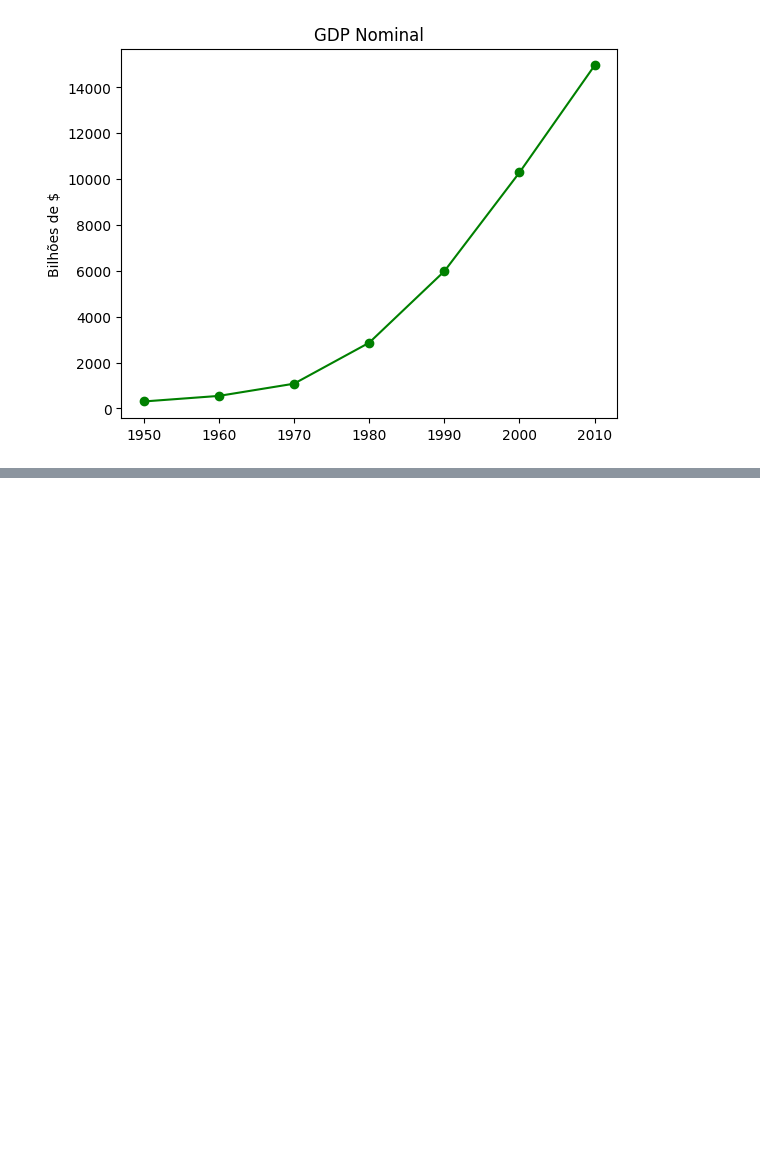
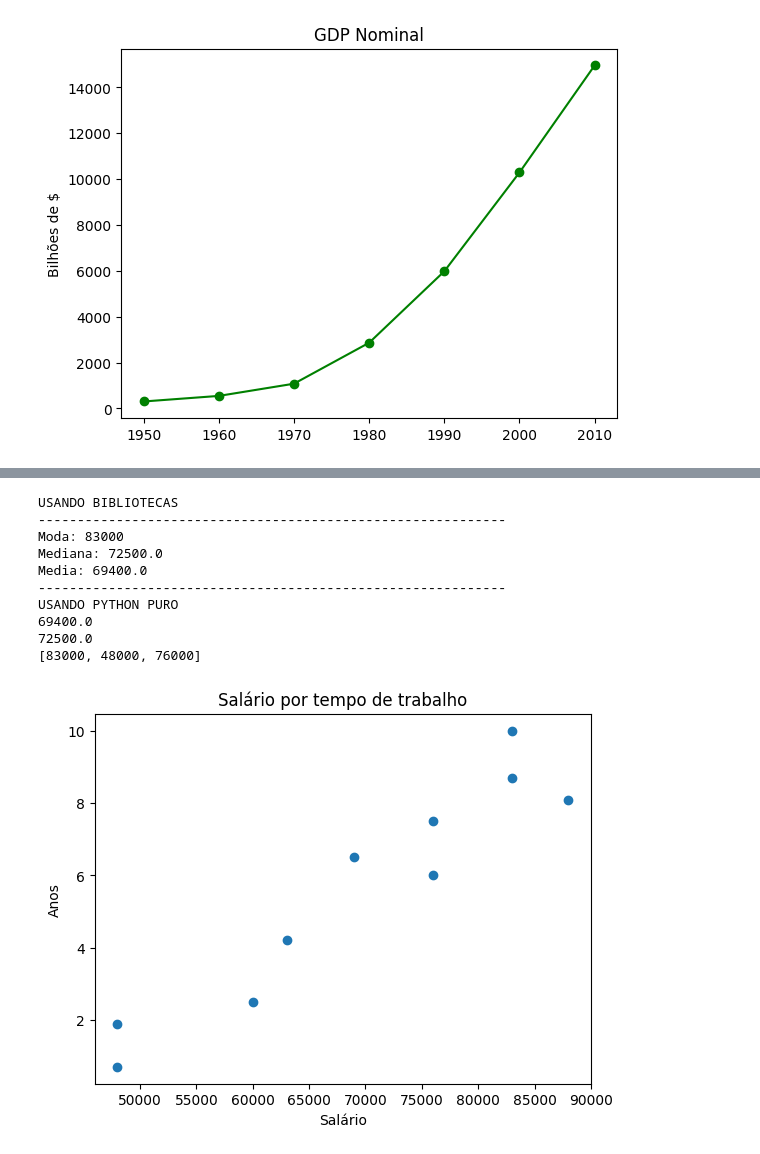
Before and after one commit to IgorGMMazo/Python, a Jupyter notebook: DataScienceDoZero/visao.ipynb, the cells around one changed output, grey strips where cells are left out. Cells and saved outputs as stored; diff of their text form; code cells hidden in the pictures; blank space fills up the shorter version.

Commit message:
Média, Moda e Mediana em biblitecas e python puro com lógica operacioanl

```diff
--- a/DataScienceDoZero/visao.ipynb
+++ b/DataScienceDoZero/visao.ipynb
@@ -172,0 +166,80 @@ O trabalhador Klein gosta de: Hadoop, Java, MapReduce, Big Data
+# %%
+import statistics as stats
+
+salaries_and_tenures = [
+(83000, 8.7), (88000, 8.1),
+(48000, 0.7), (76000, 6),
+(69000, 6.5), (76000, 7.5),
+(60000, 2.5), (83000, 10),
+(48000, 1.9), (63000, 4.2)
+]
+
+salaries, tenures = zip(*salaries_and_tenures)
+
+plt.plot(salaries,tenures, 'o')
+plt.title('Salário por tempo de trabalho')
+plt.xlabel('Salário')
+plt.ylabel('Anos')
+
+print("USANDO BIBLIOTECAS")
+print("--"*30)
+media = sum(salaries)/len(salaries)
+mediana = stats.median(salaries)
+try:
+    moda = stats.mode(salaries)
+except stats.StatisticsError:
+    mode = "Sem moda única"
+
+print("Moda:",moda)
+print("Mediana:",mediana)
+print("Media:",media)
+print("--"*30)
+
+print("USANDO PYTHON PURO")
+"""
+A média é a mais simples das três
+"""
+media = sum(salaries)/len(salaries)
+print(media)
+
+"""
+Para encontrar a mediana primeiro precisaremos de ordenar os valores usamos a função sorted.
+Depois fazemos algumas operações lógicas , se o resto da divisão da quantidade de termos por dois der 1 , quer dizer que a quantidade de termos é ímpar,
+repartimos por dois Ex: 5//2 = 2 , o termo de índece 2 é o central devido ao fato de os termos em uma lista começarem no termo 0.
+E se o resto da divisão da quantidade de termos por dois der 0 , então a quantidade de valores é par , nós pegamos os dois valores centrais e fazemos sua média
+que no caso é o n//2 e o n//2 -1, por que termo da lista começa no 0.
+"""
+
+ordenados = sorted(salaries)
+n = len(ordenados)
+
+if n % 2 == 1:
+    mediana = ordenados[n // 2]
+else:
+    meio1 = ordenados[n // 2]
+    meio2 = ordenados[n // 2 - 1]
+    mediana = (meio1 + meio2)/2
+
+print(mediana)
+"""
+Para encontrar a Moda nós primeiro criamos um dicionário para colocar as chaves e seus valores, percorremos a lista de salários e para cada valor diferente nós adicionamor 1 em seu valor, depois pegamos o valor máximo com a função max(contagem.values()) e fazemos, em seguida, uma comparação das valores, se o valor for igual ao max, ele é uma moda.
+"""
+contagem = {}
+for s in salaries:
+    contagem[s] = contagem.get(s,0)+1
+max_freq = max(contagem.values())
+modas = [k for k,v in contagem.items() if  v == max_freq]
+
+print(modas)
+# %% [output]
+USANDO BIBLIOTECAS
+------------------------------------------------------------
+Moda: 83000
+Mediana: 72500.0
+Media: 69400.0
+------------------------------------------------------------
+USANDO PYTHON PURO
+69400.0
+72500.0
+[83000, 48000, 76000]
+[figure, added]
```
Also changed, not shown: parts of 4 cells of this notebook.
